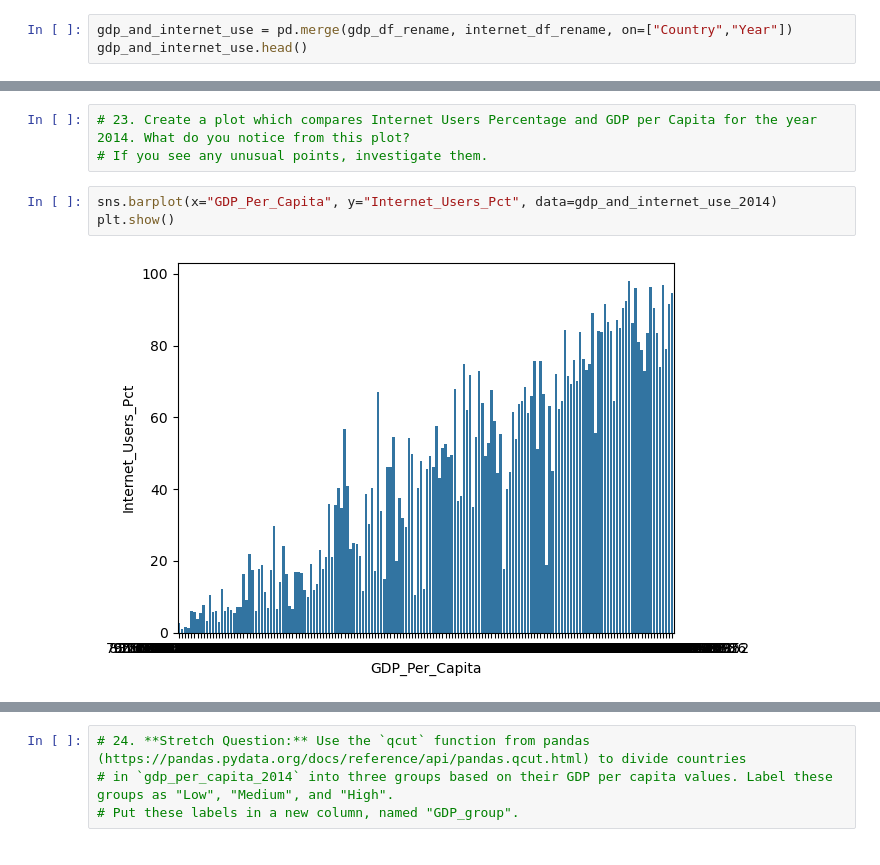
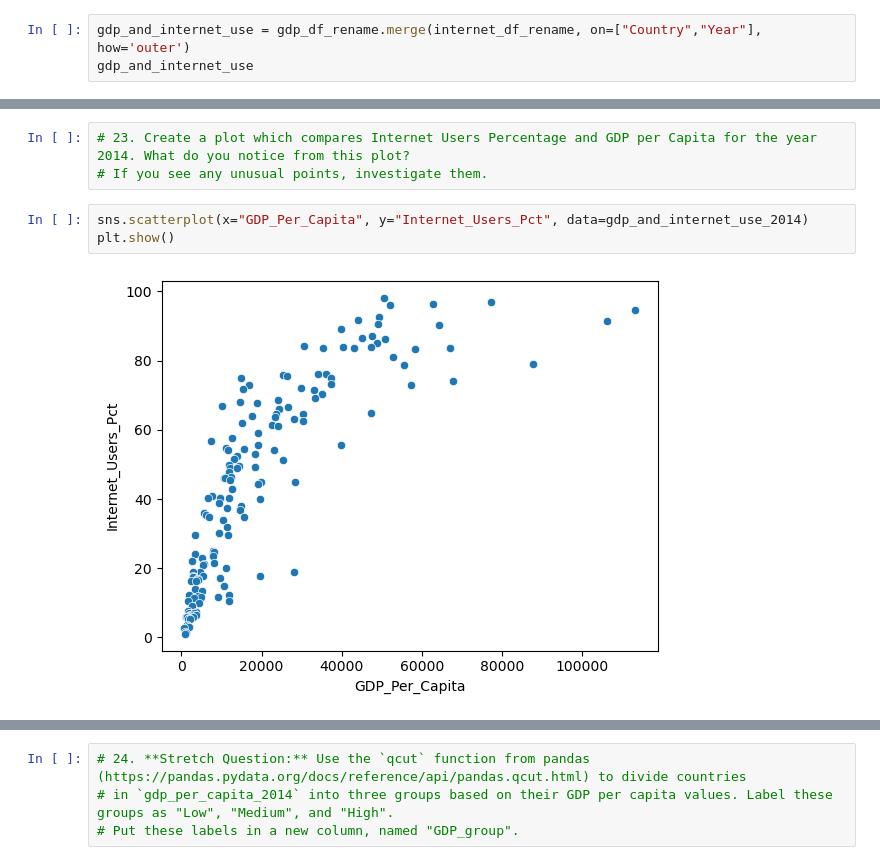
Before and after one commit to NSS-Data-Analytics-Cohort-12/un-python-HaylieCannon, a Jupyter notebook: notebooks/unproject.ipynb, the cells around one changed output, grey strips where cells are left out. Cells and saved outputs as stored; diff of their text form.

```diff
--- a/notebooks/unproject.ipynb
+++ b/notebooks/unproject.ipynb
@@ -557,7 +546,7 @@ dtype: int64
 # 20. Merge the two DataFrames to one. Do this in a way that keeps **all rows** from each of the two DataFrames.
 # Call the new DataFrame `gdp_and_internet_use`. Look at the first and last few rows to confirm that it merged correctly.
 # %%
-gdp_and_internet_use = pd.merge(gdp_df_rename, internet_df_rename, on=["Country","Year"])
-gdp_and_internet_use.head()
+gdp_and_internet_use = gdp_df_rename.merge(internet_df_rename, on=["Country","Year"], how='outer')
+gdp_and_internet_use
 # %% [output]
 |  | Country | Year | GDP_Per_Capita | Internet_Users_Pct |
@@ -605,7 +612,7 @@ gdp_and_internet_use_2014=gdp_and_internet_use[gdp_and_internet_use["Year"]==201
 # 23. Create a plot which compares Internet Users Percentage and GDP per Capita for the year 2014. What do you notice from this plot?
 # If you see any unusual points, investigate them.
 # %%
-sns.barplot(x="GDP_Per_Capita", y="Internet_Users_Pct", data=gdp_and_internet_use_2014)
+sns.scatterplot(x="GDP_Per_Capita", y="Internet_Users_Pct", data=gdp_and_internet_use_2014)
 plt.show()
 # %% [output]
-[figure, old version]
+[figure, new version]
```
Also changed, not shown: parts of 23 cells of this notebook.
